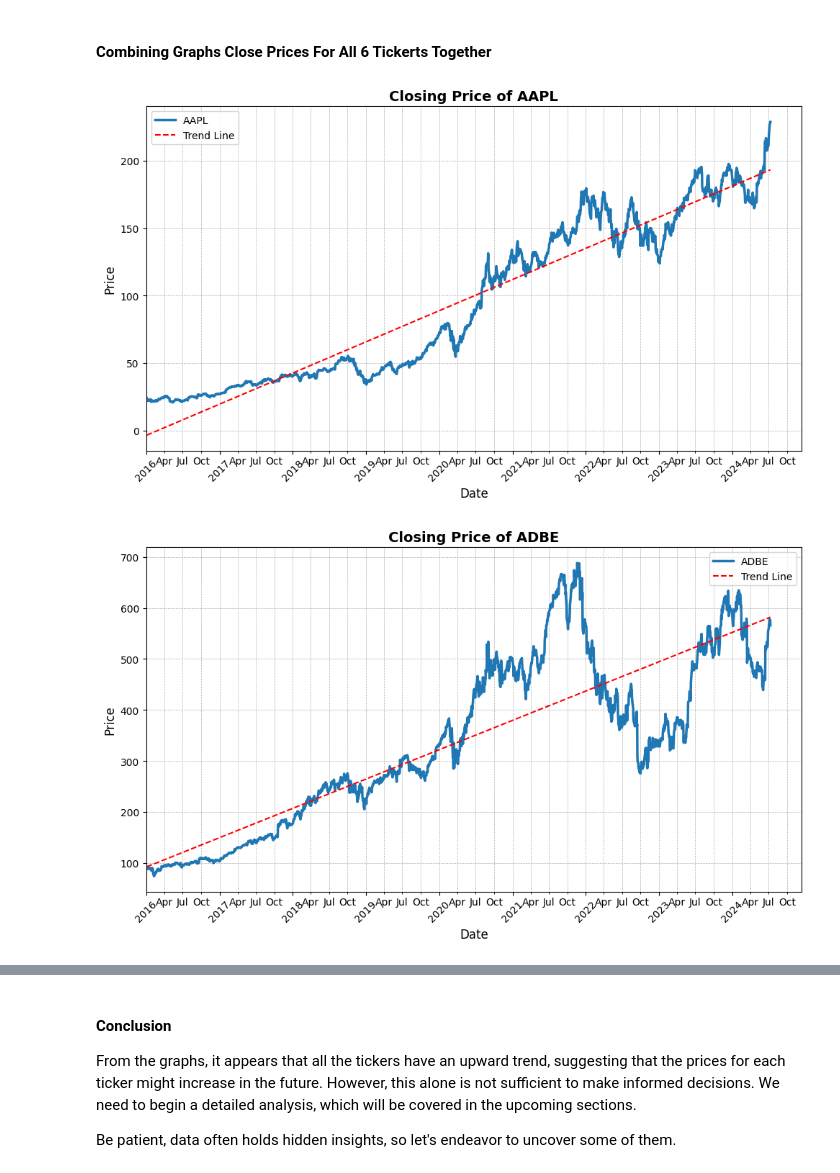
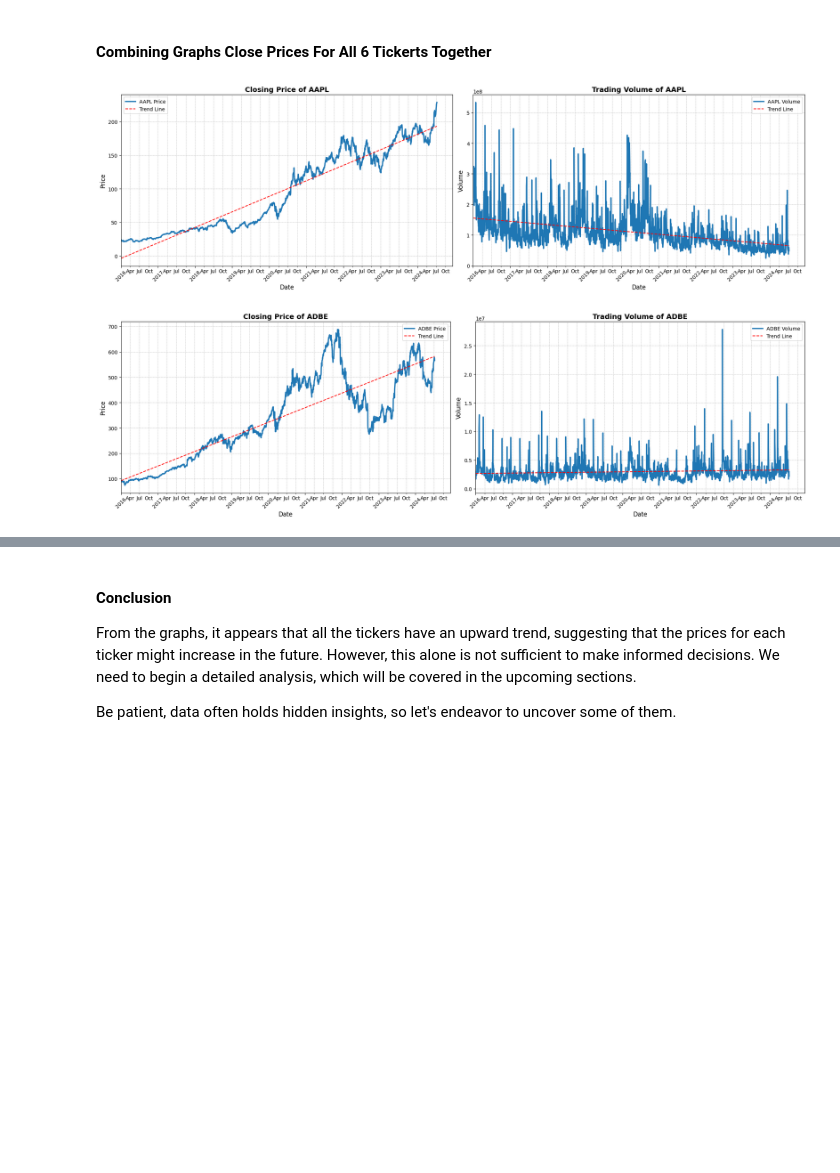
Before and after one commit to ahmeddawod12/tickers.githup.io, a Jupyter notebook: Tickers_Analysis.ipynb, the cells around one changed output, grey strips where cells are left out. Cells and saved outputs as stored; diff of their text form; code cells hidden in the pictures; blank space fills up the shorter version.

```diff
--- a/Tickers_Analysis.ipynb
+++ b/Tickers_Analysis.ipynb
@@ -131,10 +131,10 @@ import numpy as np
 import matplotlib.pyplot as plt
 import matplotlib.dates as mdates
 
-def plot_individual_trend_graphs(file_paths, tickers, date_columns, price_columns):
-    for ticker, file_path, date_column, price_column in zip(tickers, file_paths, date_columns, price_columns):
-        # Create a new figure for each ticker
-        fig, ax = plt.subplots(figsize=(10, 6))  # Adjust the figsize to be more compact
+def plot_individual_trend_and_volume_graphs(file_paths, tickers, date_columns, price_columns, volume_columns):
+    for ticker, file_path, date_column, price_column, volume_column in zip(tickers, file_paths, date_columns, price_columns, volume_columns):
+        # Create a new figure with two subplots side by side
+        fig, (ax1, ax2) = plt.subplots(nrows=1, ncols=2, figsize=(20, 6), sharex=True)
 
         # Load the dataset with specified data types and low_memory set to False
         df = pd.read_csv(file_path, dtype={date_column: str}, low_memory=False)
@@ -142,8 +142,8 @@ def plot_individual_trend_graphs(file_paths, tickers, date_columns, price_column
         # Convert the date column to datetime
         df[date_column] = pd.to_datetime(df[date_column], errors='coerce')
 
-        # Drop rows with NaN in date or price columns
-        df = df.dropna(subset=[date_column, price_column])
+        # Drop rows with NaN in date, price, or volume columns
+        df = df.dropna(subset=[date_column, price_column, volume_column])
 
         # Sort the data by date
         df = df.sort_values(by=date_column)
@@ -152,54 +152,70 @@ def plot_individual_trend_graphs(file_paths, tickers, date_columns, price_column
         start_year = df[date_column].dt.year.min()
 
         # Plotting the trend graph for each ticker
-        ax.plot(df[date_column], df[price_column], label=f'{ticker}', linewidth=2.5)
+        ax1.plot(df[date_column], df[price_column], label=f'{ticker} Price', linewidth=2.5)
 
-        # Add trend line, ensuring no NaNs are in the data
+        # Add trend line for price, ensuring no NaNs are in the data
         x = mdates.date2num(df[date_column])  # Convert dates to numerical format
         y = df[price_column].values
         if len(x) > 1:  # Ensure there are enough points to fit
             z = np.polyfit(x, y, 1)
             p = np.poly1d(z)
-            ax.plot(df[date_column], p(x), linestyle='--', color='red', label='Trend Line')
+            ax1.plot(df[date_column], p(x), linestyle='--', color='red', label='Trend Line')
+
+        # Plotting the volume graph for each ticker
+        ax2.plot(df[date_column], df[volume_column], label=f'{ticker} Volume', linewidth=2.5)
+
+        # Add trend line for volume, ensuring no NaNs are in the data
+        y = df[volume_column].values
+        if len(x) > 1:  # Ensure there are enough points to fit
+            z = np.polyfit(x, y, 1)
+            p = np.poly1d(z)
+            ax2.plot(df[date_column], p(x), linestyle='--', color='red', label='Trend Line')
 
         # Enhance the x-axis with better date formatting
-        ax.xaxis.set_major_locator(mdates.YearLocator())
-        ax.xaxis.set_minor_locator(mdates.MonthLocator(bymonth=(1, 4, 7, 10)))
-        ax.xaxis.set_major_formatter(mdates.DateFormatter('%Y'))
-        ax.xaxis.set_minor_formatter(mdates.DateFormatter('%b'))
-        ax.tick_params(axis='x', rotation=45)
-        ax.set_xlim(left=pd.Timestamp(f'{start_year}-01-01'))
+        for ax in (ax1, ax2):
+            ax.xaxis.set_major_locator(mdates.YearLocator())
+            ax.xaxis.set_minor_locator(mdates.MonthLocator(bymonth=(1, 4, 7, 10)))
+            ax.xaxis.set_major_formatter(mdates.DateFormatter('%Y'))
+            ax.xaxis.set_minor_formatter(mdates.DateFormatter('%b'))
+            ax.tick_params(axis='x', rotation=45)
+            ax.set_xlim(left=pd.Timestamp(f'{start_year}-01-01'))
+            ax.grid(True, which='both', linestyle='--', linewidth=0.5)
+            ax.legend(fontsize=10)
 
-        # Add grid, labels, title, and legend with enhanced styling
-        ax.grid(True, which='both', linestyle='--', linewidth=0.5)
-        ax.set_xlabel('Date', fontsize=12)
-        ax.set_ylabel('Price', fontsize=12)
-        ax.set_title(f'Closing Price of {ticker}', fontsize=14, fontweight='bold')
-        ax.legend(fontsize=10)
+        # Set labels and titles
+        ax1.set_xlabel('Date', fontsize=12)
+        ax1.set_ylabel('Price', fontsize=12)
+        ax1.set_title(f'Closing Price of {ticker}', fontsize=14, fontweight='bold')
+
+        ax2.set_xlabel('Date', fontsize=12)
+        ax2.set_ylabel('Volume', fontsize=12)
+        ax2.set_title(f'Trading Volume of {ticker}', fontsize=14, fontweight='bold')
 
         # Adjust layout and save the plot as a high-quality PNG file
         plt.tight_layout()
-        plt.savefig(f'{ticker}_trend.png', format='png', dpi=300)
+        plt.savefig(f'{ticker}_trend_volume.png', format='png', dpi=300)
 
         # Display the plot
         plt.show()
 
 # File paths and tickers
 file_paths = [
     "D:/P2_Stocks/AAPL/AAPL.csv",
     "D:/P2_Stocks/ADBE/ADBE.csv",
     "D:/P2_Stocks/AMZN/AMZN.csv",
     "D:/P2_Stocks/MSFT/MSFT.csv",
     "D:/P2_Stocks/NVDA/NVDA.csv",
     "D:/P2_Stocks/TSLA/TSLA.csv"
 ]
 
 tickers = ["AAPL", "ADBE", "AMZN", "MSFT", "NVDA", "TSLA"]
 date_columns = ['date', 'Date', 'Date', 'Date', 'Date', 'Date']
 price_columns = ['close', 'Adj Close', 'Close', 'Adj Close', 'Close', 'Close']
+volume_columns = ['volume', 'Volume', 'Volume', 'Volume', 'Volume', 'Volume']
 
-# Generate, display, and save the trend graph for each ticker separately
-plot_individual_trend_graphs(file_paths, tickers, date_columns, price_columns)
+# Generate, display, and save the trend and volume graph for each ticker separately
+plot_individual_trend_and_volume_graphs(file_paths, tickers, date_columns, price_columns, volume_columns)
 # %% [output]
-[figure, old version]
+[figure, new version]
-[figure, old version]
+[figure, new version]
```
Also changed, not shown: parts of 6 cells of this notebook.
